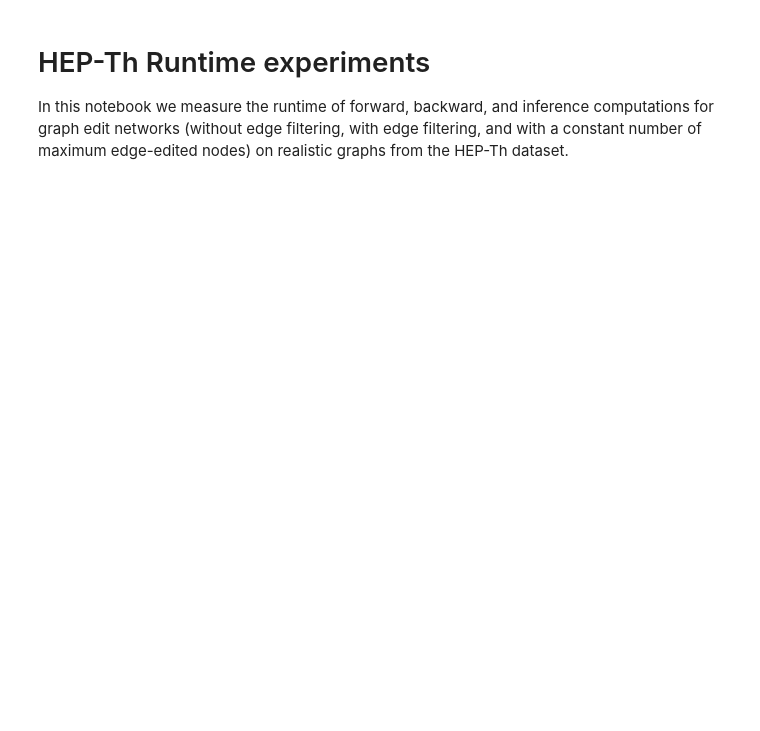
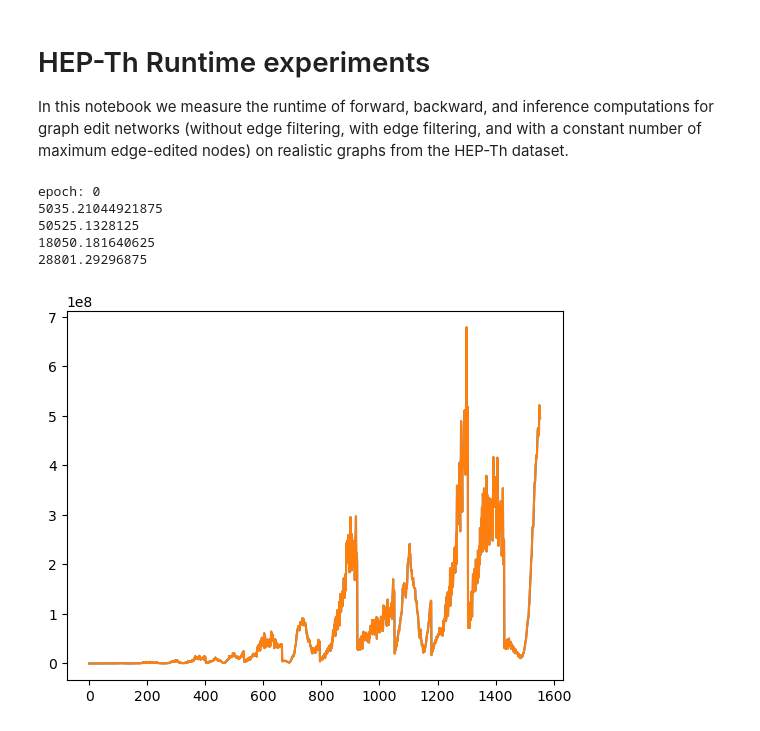
Before and after one commit to MarusaOrazem/reproducibility-challenge, a Jupyter notebook: hep_th_runtimes.ipynb, the cells around one changed output. Saved outputs shown, nothing was run; the diff lists cells and outputs as text; code cells hidden in the pictures; blank space fills up the shorter version.

```diff
--- a/hep_th_runtimes.ipynb
+++ b/hep_th_runtimes.ipynb
@@ -42,6 +42,55 @@ settings = []
 for past in range(1, max_past+1):
     for t in range(past, len(month_tuples)):
         settings.append((month_tuples[t][0], month_tuples[t][1], past))
+# %%
+learning_rate  = 1E-3
+weight_decay   = 1E-5
+
+fee = 538
+
+xx = 0
+curves = {}
+learning_curve = []
+
+month_tuples = []
+for year in range(1992,2003+1):
+    max_month = 12
+    if year == 2003:
+        max_month = 4
+    for month in range(1, max_month+1):
+        month_tuples.append((year, month))
+settings = []
+for past in range(1, max_past+1):
+    for t in range(past, len(month_tuples)):
+        settings.append((month_tuples[t][0], month_tuples[t][1], past))
+
+net = gen.GEN(num_layers = num_layers, dim_in = 1, dim_hid = dim_hid, nonlin = nonlin, filter_edge_edits = fee)
+optimizer = torch.optim.Adam(net.parameters(), lr=learning_rate, weight_decay=weight_decay)
+learning_curve2 = []
+for epoch in range(1):
+    print(f'epoch: {epoch}')
+    for iter, sets in enumerate(settings):
+        optimizer.zero_grad()
+        year, month, past = settings[iter]
+        loss = hep_th.compute_loss(net, year, month, past = past)
+        loss.backward()
+        optimizer.step()
+        learning_curve2.append(loss.item())
+        (epoch*len(sets) + iter)
+        if (epoch*len(sets) + iter)%100 == 0: print(loss.item())
+# %% [output]
+epoch: 0
+5035.21044921875
+50525.1328125
+18050.181640625
+28801.29296875
+# %%
+import seaborn as sns
+from matplotlib import pyplot as plt
+sns.lineplot(x=range(len(learning_curve)), y=learning_curve)
+plt.show()
+# %% [output]
+[figure, added]
 # %%
 # check which models still need to be processed
 import os
```
Also changed, not shown: parts of 8 cells of this notebook, 49 other files.
